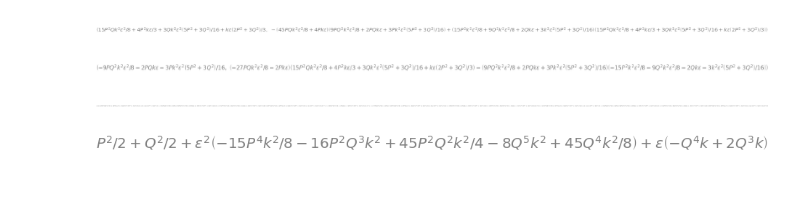
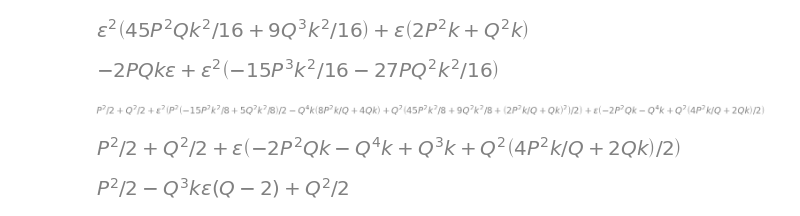
Before and after one commit to H4KC3R/Perturbation-theory, a Jupyter notebook: Лекция 10. Задание 1.ipynb, the cells around one changed output. Drawn from its saved outputs; the diff is of its cells as text; code cells hidden in the pictures; blank space fills up the shorter version.

```diff
--- a/Лекция 10. Задание 1.ipynb
+++ b/Лекция 10. Задание 1.ipynb
@@ -28,27 +26,31 @@ def Poisson(x, y):
     return a - b
 # %%
 a1 = Poisson(Q, G)
-a2 = Poisson(a1,G)
-(a1, a2)
+a1 = series(a1,eps,0,3).removeO()
+a1
 # %% [output]
-[figure, old version]
+[figure, new version]
 # %%
 b1 = Poisson(P, G)
-b2 = Poisson(b1, G)
-b1, b2
+b1 = series(b1,eps,0,3).removeO()
+b1
 # %% [output]
-[figure, old version]
+[figure, new version]
 # %%
-q_subs = Q + a1 + Rational(1, 2) * a2
-p_subs = P + b1 + Rational(1, 2) * b2
+q_subs = Q + a1
+p_subs = P + b1
 H_subs = H_old.subs([(q, q_subs), (p, p_subs)])
+H_subs = series(H_subs,eps,0,3).removeO()
 H_subs
 # %% [output]
-[figure, old version]
+[figure, new version]
 # %%
 H_new = H_subs + Poisson(H_subs, G)
-H_new = H_new.simplify()
-H_new = series(H_new,eps,0,3).removeO()
+H_new = series(H_new,eps,0,2).removeO()
 H_new
 # %% [output]
-[figure, old version]
+[figure, new version]
+# %%
+H_new.simplify()
+# %% [output]
+[figure, added]
```
Also changed, not shown: parts of 3 cells of this notebook, 13 other files.
